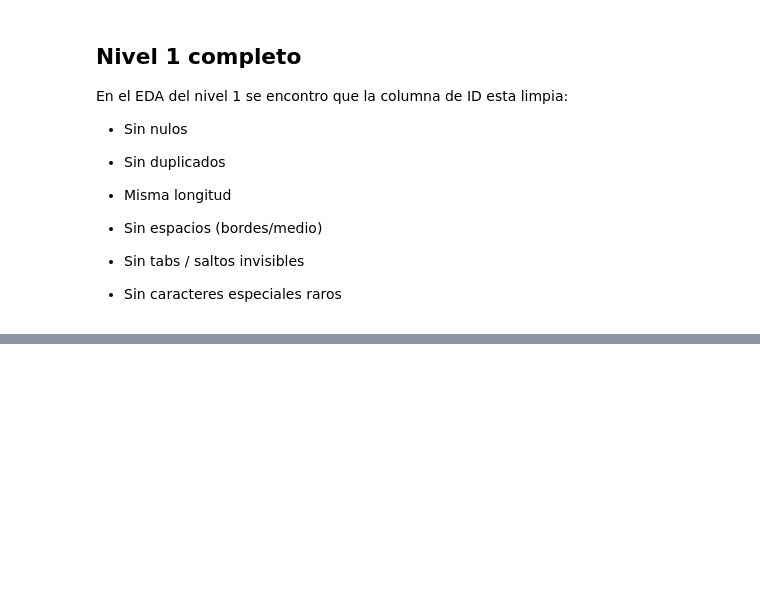
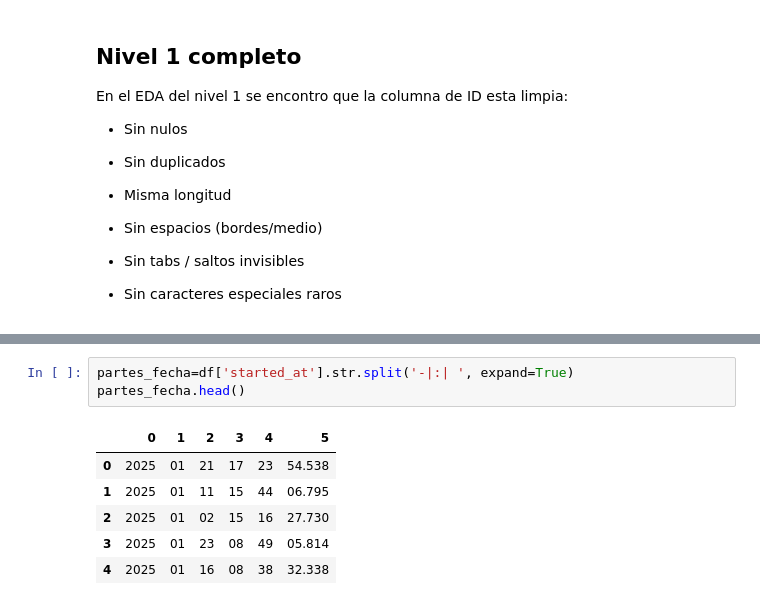
Before and after one commit to urcuninna/cyclistic_project, a Jupyter notebook: eda_diagnostico.ipynb, the cells around one changed output, grey strips where cells are left out. Drawn from its saved outputs; the diff is of its cells as text; blank space fills up the shorter version.

Commit message:
Data profiling completo para started_at y ended_at

```diff
--- a/eda_diagnostico.ipynb
+++ b/eda_diagnostico.ipynb
@@ -271,0 +331,10 @@ En el EDA del nivel 1 se encontro que la columna de ID esta limpia:
+# %%
+partes_fecha=df['started_at'].str.split('-|:| ', expand=True)
+partes_fecha.head()
+# %% [output]
+|  | 0 | 1 | 2 | 3 | 4 | 5 |
+| 0 | 2025 | 01 | 21 | 17 | 23 | 54.538 |
+| 1 | 2025 | 01 | 11 | 15 | 44 | 06.795 |
+| 2 | 2025 | 01 | 02 | 15 | 16 | 27.730 |
+| 3 | 2025 | 01 | 23 | 08 | 49 | 05.814 |
+| 4 | 2025 | 01 | 16 | 08 | 38 | 32.338 |
```
Also changed, not shown: parts of 14 cells of this notebook.
